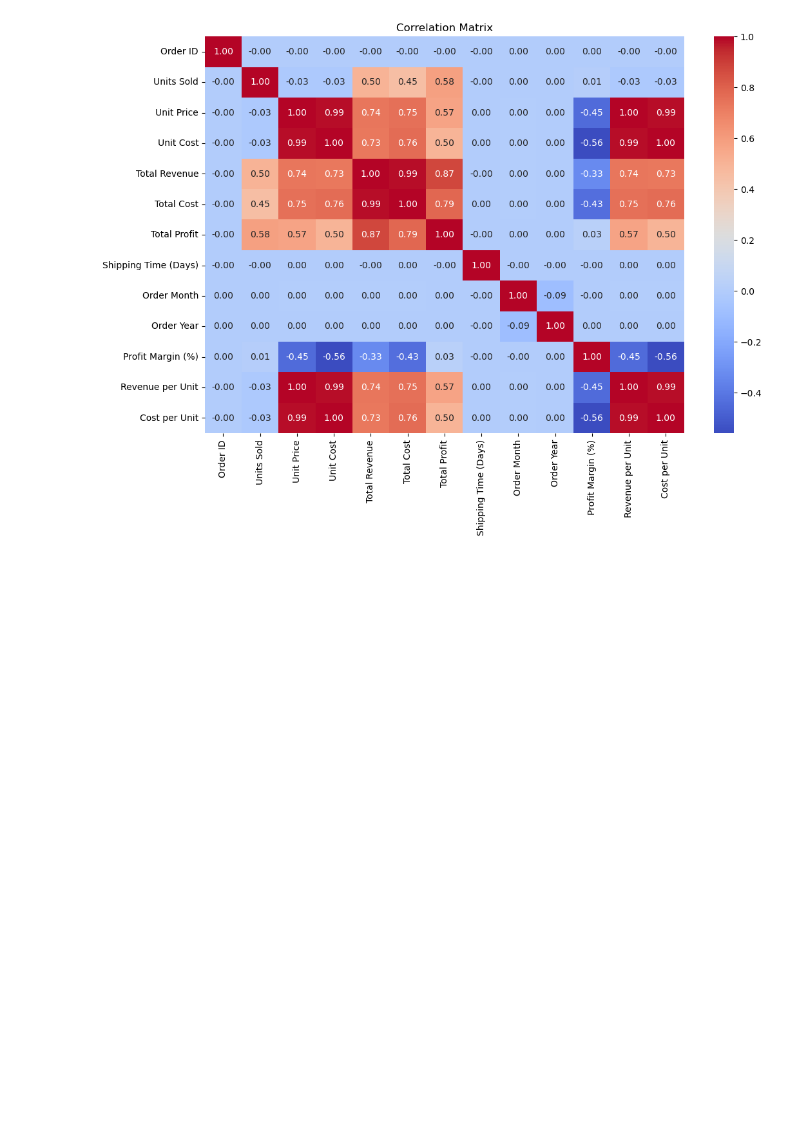
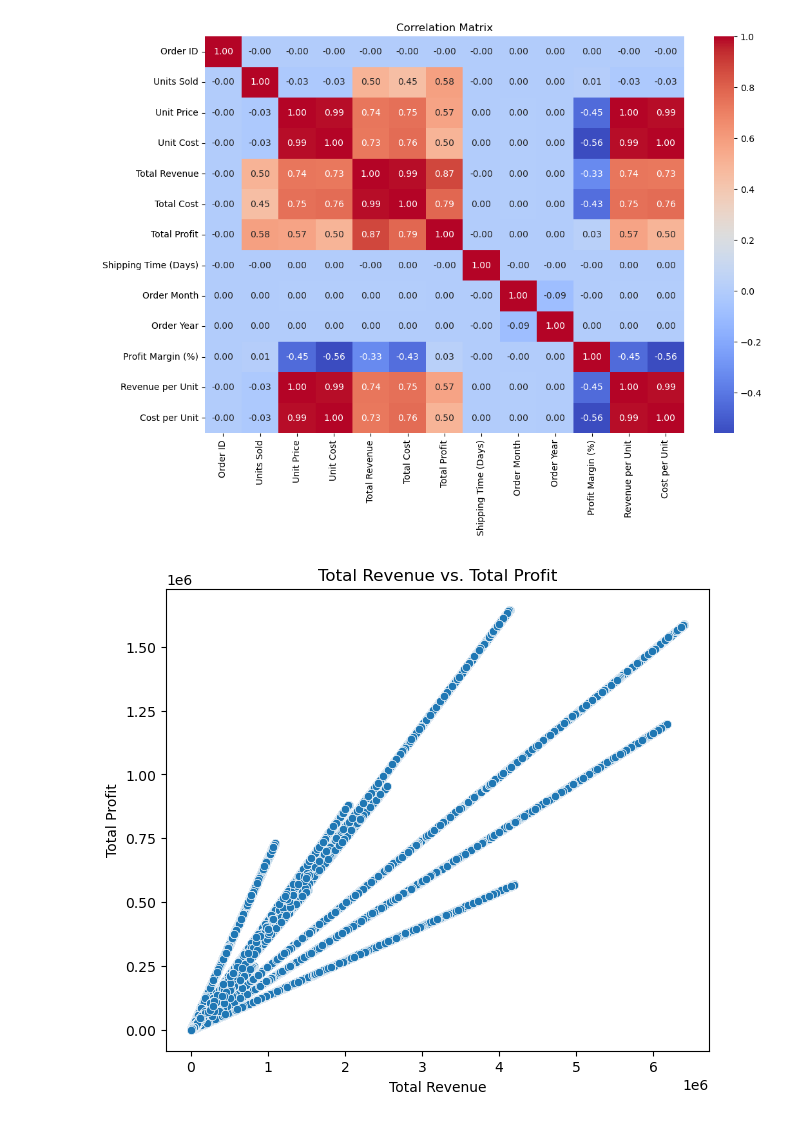
Before and after one commit to Udityanshu/Sales-Prediction, a Jupyter notebook: Sales_Profit_Classification_Model.ipynb, the cells around one changed output. Saved outputs shown, nothing was run; the diff lists cells and outputs as text; code cells hidden in the pictures; blank space fills up the shorter version.

```diff
--- a/Sales_Profit_Classification_Model.ipynb
+++ b/Sales_Profit_Classification_Model.ipynb
@@ -381,3 +381,13 @@ plt.title('Correlation Matrix')
 plt.show()
 # %% [output]
 [figure]
+# %%
+# Total Revenue vs. Total Profit
+plt.figure(figsize=(7, 6))
+sns.scatterplot(x=filtered_data['Total Revenue'], y=filtered_data['Total Profit'])
+plt.title('Total Revenue vs. Total Profit')
+plt.xlabel('Total Revenue')
+plt.ylabel('Total Profit')
+plt.show()
+# %% [output]
+[figure, added]
```
Also changed, not shown: parts of 4 cells of this notebook.
